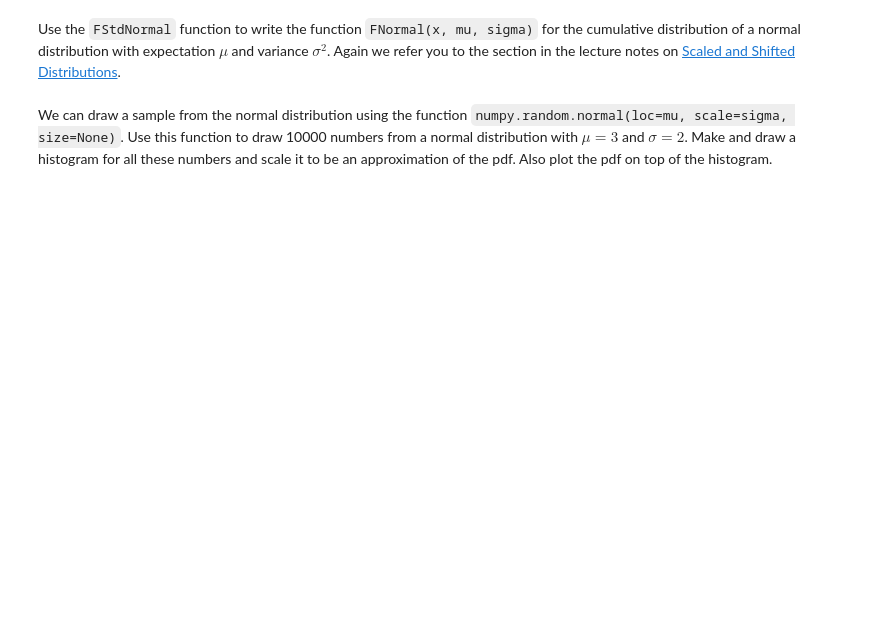
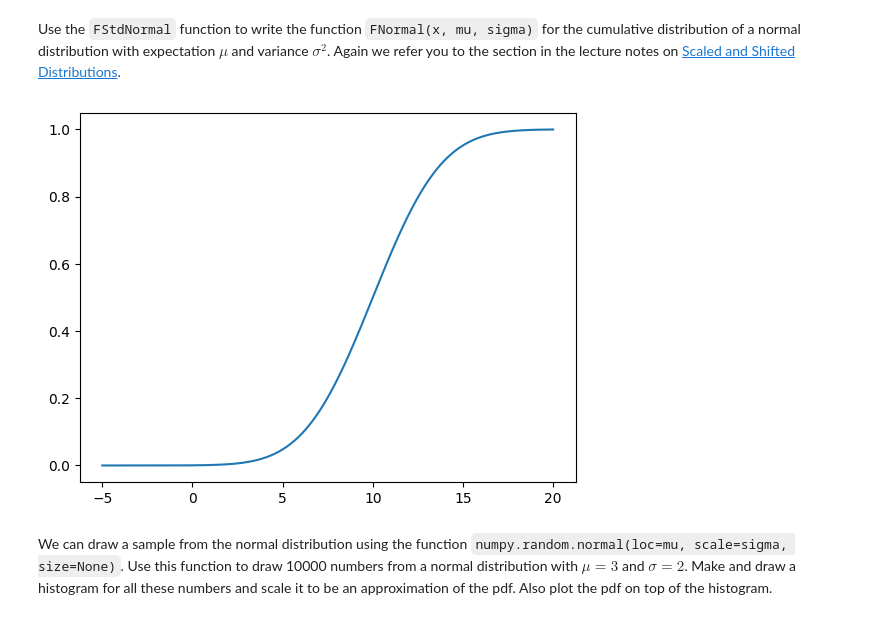
Before and after one commit to SashaLinden/StatRed, a Jupyter notebook: ML_Random_student.ipynb, the cells around one changed output. Cells and saved outputs as stored; diff of their text form; code cells hidden in the pictures; blank space fills up the shorter version.

```diff
--- a/ML_Random_student.ipynb
+++ b/ML_Random_student.ipynb
@@ -162,10 +193,12 @@ plt.plot(x, FStdNormal(x));
 Use the ``FStdNormal`` function to write the function ``FNormal(x, mu, sigma)`` for the cumulative distribution of a normal distribution with expectation $\mu$ and variance $\sigma^2$. Again we refer you to the  section in the lecture notes on [Scaled and Shifted Distributions](https://staff.fnwi.uva.nl/r.vandenboomgaard/MachineLearning/LectureNotes/ProbabilityStatistics/rvCalculations.html#scaled-and-shifted-distributions).
 # %%
 def FNormal(x, mu, sigma):
-    #. Your solution here ...
+    return FStdNormal((x - mu) / sigma)
 
 x = np.linspace(-5, 20, 1000)
 plt.plot(x, FNormal(x, 10, 3));
+# %% [output]
+[figure, added]
 # %% [markdown]
 We can draw a sample from the normal distribution using the function `numpy.random.normal(loc=mu, scale=sigma, size=None)`. Use this function to draw 10000 numbers from a normal distribution with $\mu=3$ and $\sigma=2$. Make and draw a histogram for all these numbers and scale it to be an approximation of the pdf. Also plot the pdf on top of the histogram.
 # %%
```
Also changed, not shown: parts of 15 cells of this notebook.
